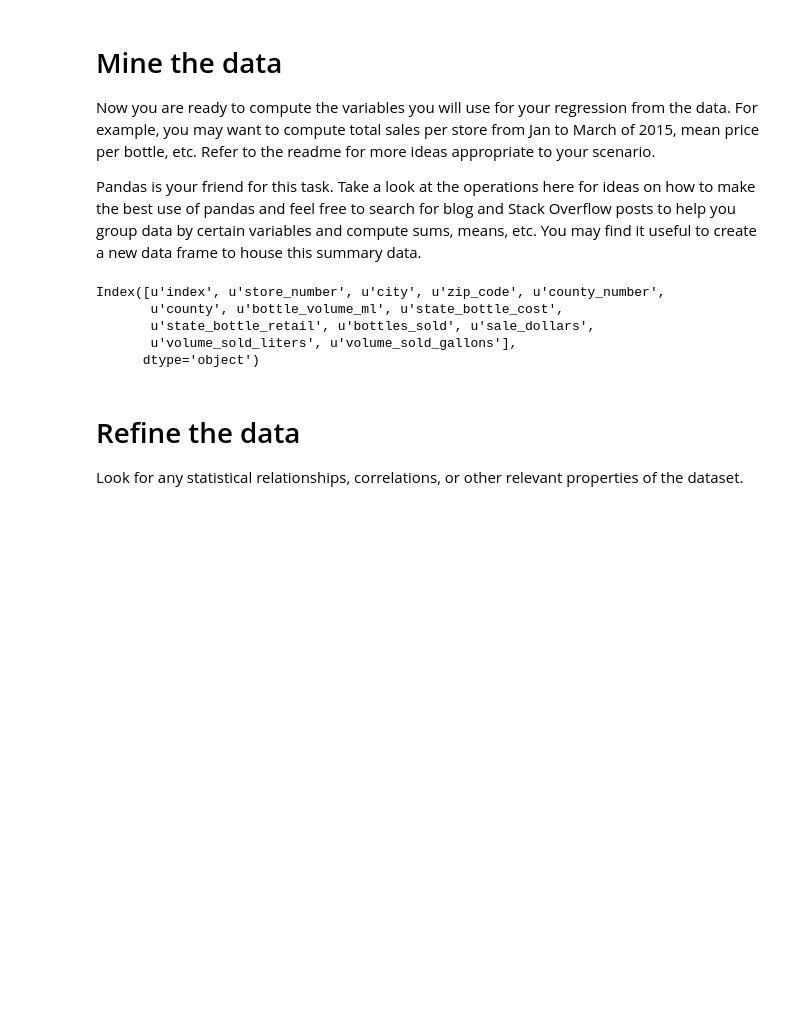
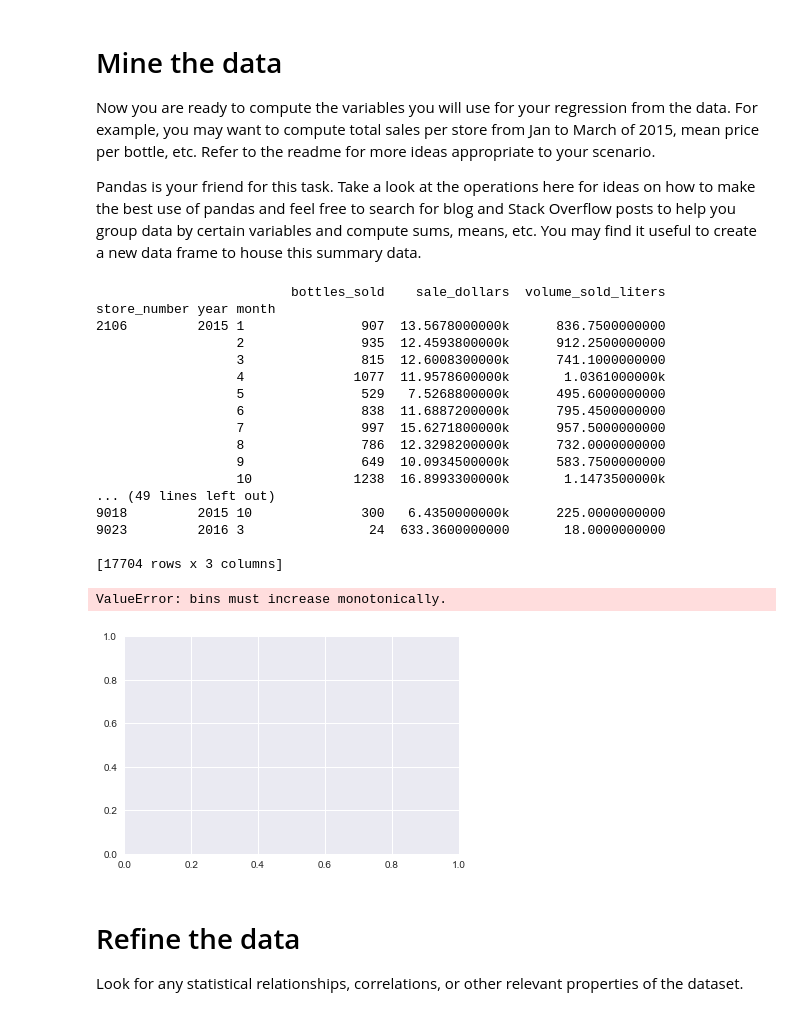
Before and after one commit to matthewbrems/old, a Jupyter notebook: projects/02-project/starter-code/project-2-starter-code-jd.ipynb, the cells around one changed output. Saved outputs shown, nothing was run; the diff lists cells and outputs as text; code cells hidden in the pictures; blank space fills up the shorter version.

```diff
--- a/projects/02-project/starter-code/project-2-starter-code-jd.ipynb
+++ b/projects/02-project/starter-code/project-2-starter-code-jd.ipynb
@@ -215,24 +195,61 @@ Pandas is your friend for this task. Take a look at the operations here for idea
 # %%
 ## bottles sold
 ## price per bottle
 ## total sales
 ## volume sold
 ##
 
 # Index([u'index', u'store_number', u'city', u'zip_code', u'county_number',
 #        u'county', u'bottle_volume_ml', u'state_bottle_cost',
 #        u'state_bottle_retail', u'bottles_sold', u'sale_dollars',
 #        u'volume_sold_liters', u'volume_sold_gallons'],
 #       dtype='object')
 
-liquor.columns
-# liquor['city'].groupby(['city']).agg({''})
+
+# by_city = liquor[['city','year','month','sale_dollars','volume_sold_liters','bottles_sold']]
+# by_city['15Q1'] = by_city[(by_city.year=='2015' & by_city.month)]
+
+
+
+by_store = liquor[['store_number',
+                   'year',
+                   'month',
+                   'sale_dollars',
+                   'volume_sold_liters',
+                   'bottles_sold']].groupby(['store_number',
+                                             'year',
+                                             'month']).agg({'sale_dollars': np.sum,
+#                                                             'sale_dollars': np.mean,
+                                                            'volume_sold_liters': np.sum,
+#                                                             'volume_sold_liters': np.mean,
+                                                            'bottles_sold' : np.sum #,
+#                                                             'bottles_sold' : np.mean
+                                                           })
+
+print by_store
+# by_city['15Q1'] = by_city[(by_city.year=='2015' & by_city.month)]
+
+plt.hist(by_store.sale_dollars, by_store.volume_sold_liters)
 # %% [output]
-Index([u'index', u'store_number', u'city', u'zip_code', u'county_number',
-       u'county', u'bottle_volume_ml', u'state_bottle_cost',
-       u'state_bottle_retail', u'bottles_sold', u'sale_dollars',
-       u'volume_sold_liters', u'volume_sold_gallons'],
-      dtype='object')
+                         bottles_sold    sale_dollars  volume_sold_liters
+store_number year month
+2106         2015 1               907  13.5678000000k      836.7500000000
+                  2               935  12.4593800000k      912.2500000000
+                  3               815  12.6008300000k      741.1000000000
+                  4              1077  11.9578600000k       1.0361000000k
+                  5               529   7.5268800000k      495.6000000000
+                  6               838  11.6887200000k      795.4500000000
+                  7               997  15.6271800000k      957.5000000000
+                  8               786  12.3298200000k      732.0000000000
+                  9               649  10.0934500000k      583.7500000000
+                  10             1238  16.8993300000k       1.1473500000k
+... (49 lines left out)
+9018         2015 10              300   6.4350000000k      225.0000000000
+9023         2016 3                24  633.3600000000       18.0000000000
+
+[17704 rows x 3 columns]
+ValueError: bins must increase monotonically.
+[figure, added]
 # %% [markdown]
 # Refine the data
 
```
Also changed, not shown: parts of 9 cells of this notebook, 6 other files.
